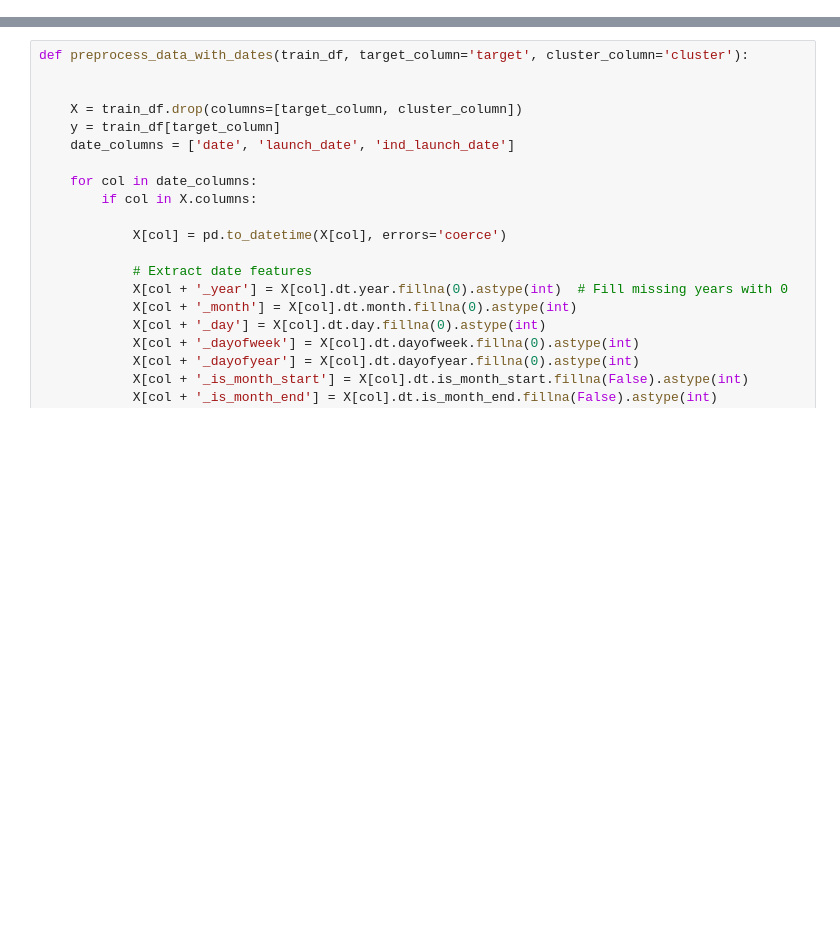
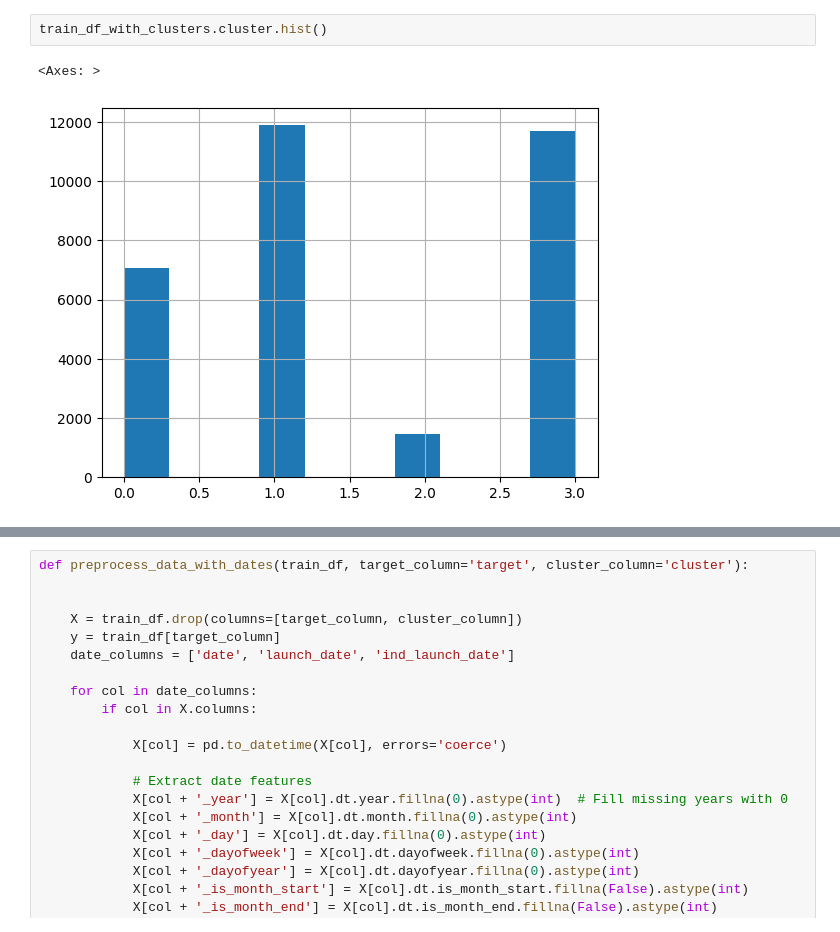
Before and after one commit to Bincowsky/Bonkis-Jake, a Jupyter notebook: notebooks/ramon_exclusive_notebook.ipynb, the cells around one changed output, grey strips where cells are left out. Saved outputs shown, nothing was run; the diff lists cells and outputs as text; blank space fills up the shorter version.

```diff
--- a/notebooks/ramon_exclusive_notebook.ipynb
+++ b/notebooks/ramon_exclusive_notebook.ipynb
@@ -156,3 +156,8 @@ array(['BRAND_626D_COUNTRY_7D31', 'BRAND_44D9_COUNTRY_AE54',
+# %%
+train_df_with_clusters.cluster.hist()
+# %% [output]
+<Axes: >
+[figure, added]
 # %%
 submission_df_with_clusters.cluster.hist()
 # %% [output]
```
Also changed, not shown: parts of 18 cells of this notebook, 5 other files.
